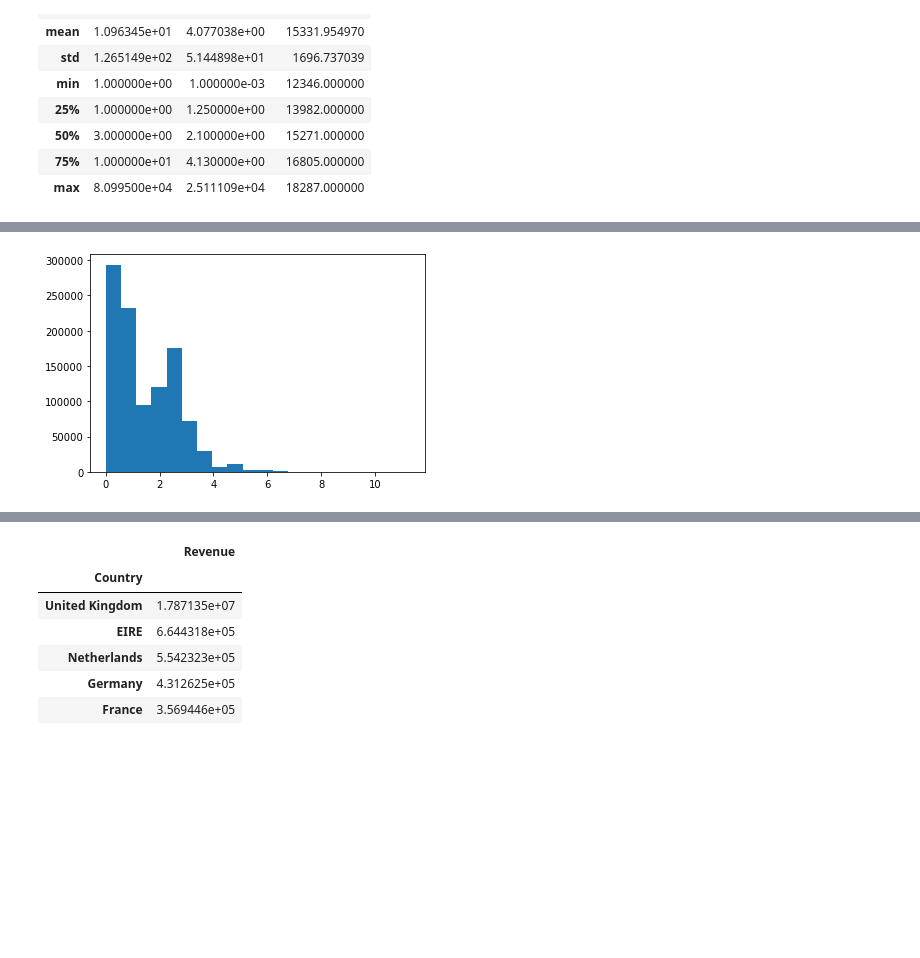
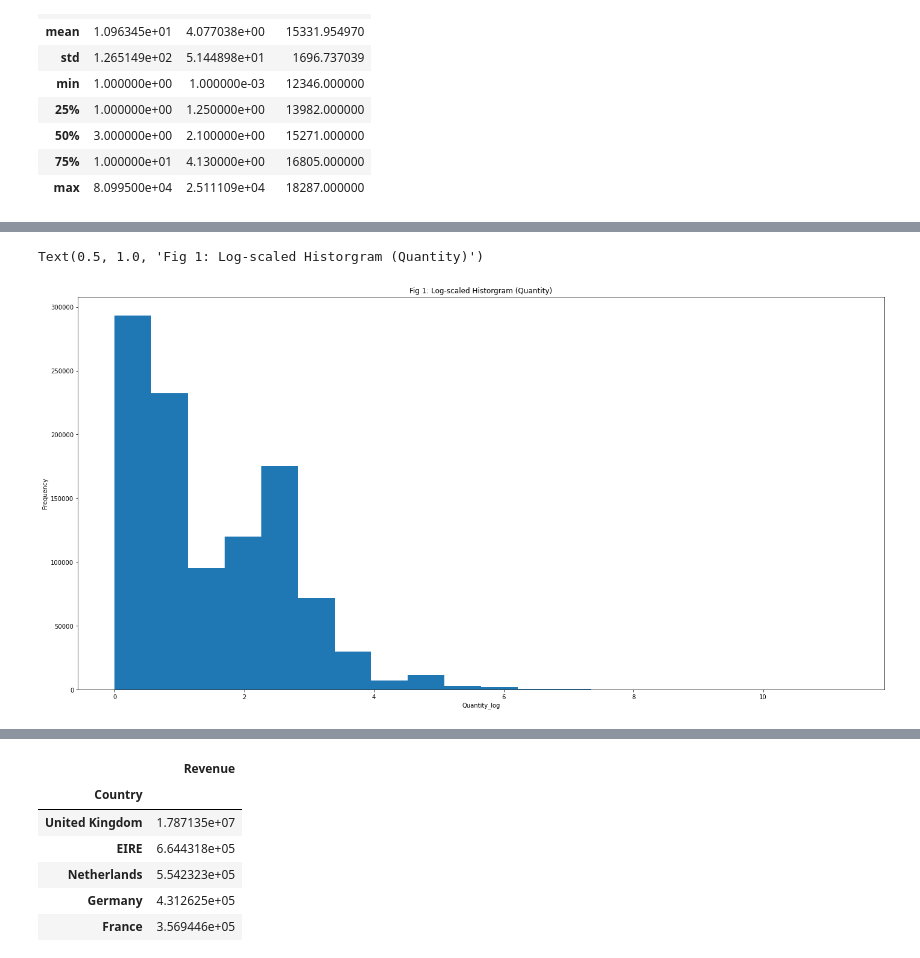
Before and after one commit to jingdalim/Retail_Customer_Analysis, a Jupyter notebook: Retail Customer Segmentation Project.ipynb, the cells around one changed output, grey strips where cells are left out. Drawn from its saved outputs; the diff is of its cells as text; code cells hidden in the pictures; blank space fills up the shorter version.

```diff
--- a/Retail Customer Segmentation Project.ipynb
+++ b/Retail Customer Segmentation Project.ipynb
@@ -8,2 +10,18 @@ from datetime import datetime
+# %%
+plt.rcParams['figure.figsize'] = [24, 12]
+#plt.rcParams['figure.dpi'] = 100
+
+SMALL_SIZE = 30
+MEDIUM_SIZE = 40
+BIGGER_SIZE = 50
+plt.rc('font', size=SMALL_SIZE)          # controls default text sizes
+plt.rc('axes', titlesize=SMALL_SIZE)     # fontsize of the axes title
+plt.rc('axes', labelsize=SMALL_SIZE)    # fontsize of the x and y labels
+plt.rc('xtick', labelsize=SMALL_SIZE)    # fontsize of the tick labels
+plt.rc('ytick', labelsize=SMALL_SIZE)    # fontsize of the tick labels
+plt.rc('legend', fontsize=SMALL_SIZE)    # legend fontsize
+plt.rc('figure', titlesize=BIGGER_SIZE)  # fontsize of the figure title
+
+#determining the plot parameters
 # %%
 xls = pd.ExcelFile('online_retail_II.xlsx')
@@ -123,10 +162,14 @@ online_retail_v1['Quantity_log'] = np.log(online_retail_v1['Quantity'])
 #normalising figures so chart makes more sense
 # %%
 _ = plt.hist(online_retail_v1['Quantity_log'], bins = 20)
+plt.xlabel('Quantity_log')
+plt.ylabel('Frequency')
+plt.title('Fig 1: Log-scaled Historgram (Quantity)')
 
 #plotting normalised data
 # %% [output]
+Text(0.5, 1.0, 'Fig 1: Log-scaled Historgram (Quantity)')
-[figure, old version]
+[figure, new version]
 # %%
 _ = plt.hist(online_retail_v1['Price'], bins = 100)
 # %% [output]
```
Also changed, not shown: parts of 63 cells of this notebook.
